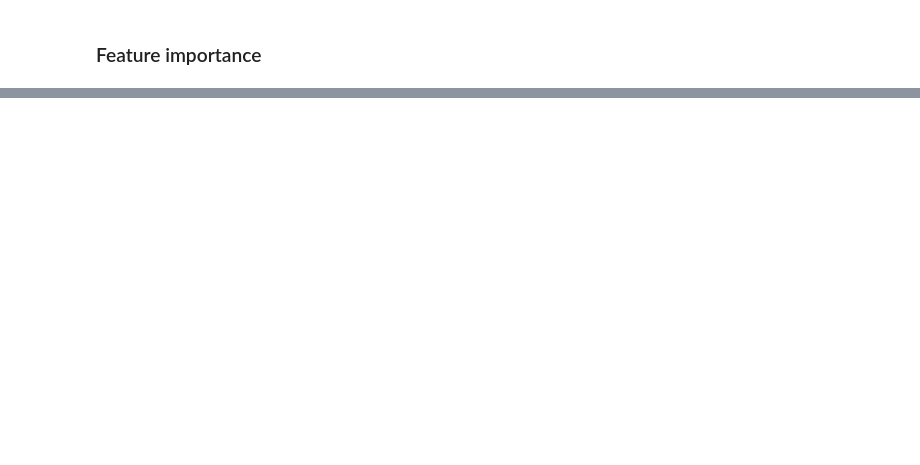
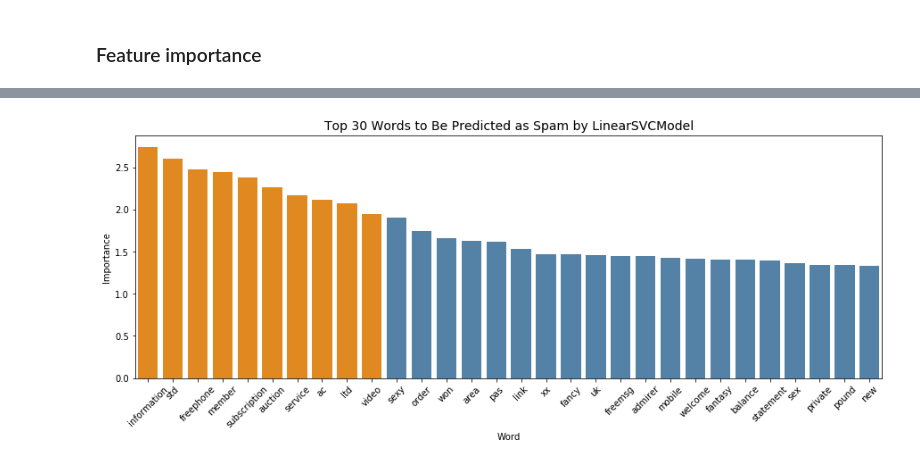
Before and after one commit to lullaby1024/Spam_Detection, a Jupyter notebook: spam_detection.ipynb, the cells around one changed output, grey strips where cells are left out. Drawn from its saved outputs; the diff is of its cells as text; code cells hidden in the pictures; blank space fills up the shorter version.

```diff
--- a/spam_detection.ipynb
+++ b/spam_detection.ipynb
@@ -413,4 +698,0 @@ theta_1 = nb_cv.bestModel.stages[-1].theta.toArray()[1] # Class 1: spam
-# %%
-feature_imp = pd.DataFrame({'feature': features,
-                            'theta_0': theta_0,
-                            'theta_1': theta_1})
@@ -423,8 +698,0 @@ top_20 = feature_imp[['feature', 'theta_1']].sort_values(by='theta_1', ascending
-# %%
-fig, ax = plt.subplots(figsize=(15, 5))
-colors = ['darkorange' if (t in top_20.theta_1[:5].tolist()) else 'steelblue' for t in top_20.theta_1]
-sns.barplot(x='feature', y='theta_1', data=top_20,
-            ax=ax, palette=colors)
-ax.set_xlabel('Word')
-ax.set_ylabel('Theta (log)')
-ax.set_title('Top 20 Words to Be Predicted as Spam', fontsize=14)
@@ -432,0 +699,30 @@ ax.set_title('Top 20 Words to Be Predicted as Spam', fontsize=14)
+# %%
+def get_feature_imp(cv_results, n=30):
+  """
+  Plots top-n feature importance given a cross-validated model.
+  """
+  stages = cv_results.bestModel.stages
+  cv = [s for s in stages if isinstance(s, CountVectorizerModel)][0]
+  model = stages[-1]
+  model_name = model.__class__.__name__
+  # Get vocabulary from CountVectorizer
+  features = cv.vocabulary
+
+  # Get coefficients from model
+  if isinstance(model, LinearSVCModel):
+    coef = model.coefficients
+  if isinstance(model, NaiveBayesModel):
+    coef = model.theta.toArray()[1] # theta: log of class conditional probabilities
+
+  feature_imp = pd.DataFrame({'feature': features, 'coef': coef})
+  top_n = feature_imp[['feature', 'coef']].sort_values(by='coef', ascending=False).head(n)
+
+  fig, ax = plt.subplots(figsize=(15, 5))
+  n_highlight = n // 3
+  colors = ['darkorange' if (t in top_n.coef[:n_highlight].tolist())\
+            else 'steelblue' for t in top_n.coef]
+  sns.barplot(x='feature', y='coef', data=top_n, ax=ax, palette=colors)
+  ax.set_xticklabels(ax.get_xticklabels(), rotation=45)
+  ax.set_xlabel('Word')
+  ax.set_ylabel('Importance')
+  ax.set_title(f'Top {n} Words to Be Predicted as Spam by {model_name}', fontsize=14)
@@ -432,0 +731,4 @@ ax.set_title('Top 20 Words to Be Predicted as Spam', fontsize=14)
+# %%
+get_feature_imp(svm_cv)
+# %% [output]
+[figure, added]
```
Also changed, not shown: parts of 79 cells of this notebook.
